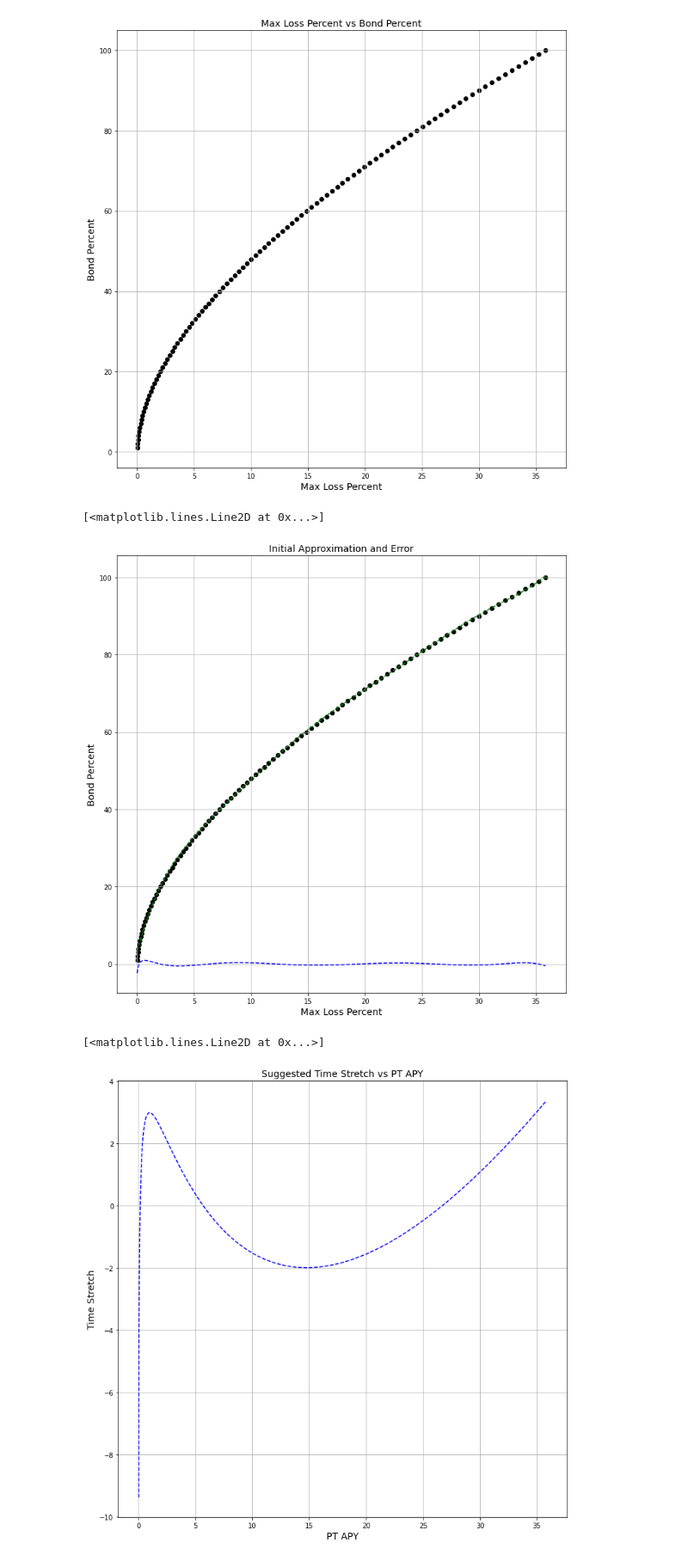
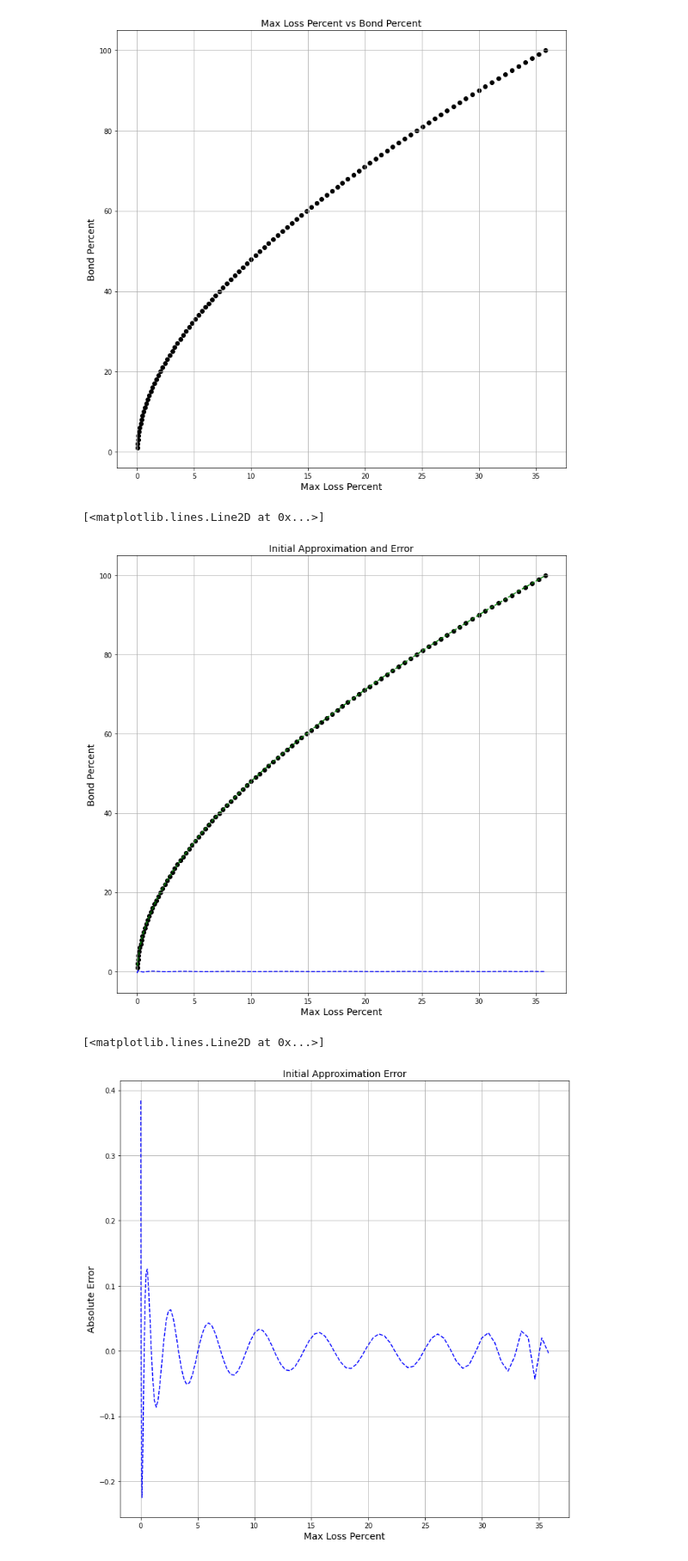
Before and after one commit to delvtech/agent0, a Jupyter notebook: examples/notebooks/get_max_short.ipynb, the cells around one changed output. Shown at 86% size. Saved outputs shown, nothing was run; the diff lists cells and outputs as text; code cells hidden in the pictures.

```diff
--- a/examples/notebooks/get_max_short.ipynb
+++ b/examples/notebooks/get_max_short.ipynb
@@ -90,7 +90,7 @@ Text(0, 0.5, 'Bond Percent')
 [figure]
 # %%
 # Approximate the data with a Chebyshev polynomial
-c = np.polynomial.Chebyshev.fit(x, y, deg=7)
+c = np.polynomial.Chebyshev.fit(x, y, deg=20)
 # %%
 # Plot the Chebyshev approximation against the raw data
 plt.subplots(figsize=(12,12))
@@ -105,17 +105,16 @@ plt.plot(x, y_approx, '--', color="green")
 plt.plot(x, y - y_approx, '--', color="blue")
 # %% [output]
 [<matplotlib.lines.Line2D at 0x...>]
-[figure, old version]
+[figure, new version]
 # %%
+# Plot the absolute error from the initial Chebyshev polynomial
 plt.subplots(figsize=(12,12))
 plt.grid(True)
-plt.title('Suggested Time Stretch vs PT APY', fontsize=14)
-plt.xlabel('PT APY', fontsize=14)
-plt.ylabel('Time Stretch', fontsize=14)
+plt.title('Initial Approximation Error', fontsize=14)
+plt.xlabel('Max Loss Percent', fontsize=14)
+plt.ylabel('Absolute Error', fontsize=14)
 
-x_plot = np.array(x)
-y_plot = objective(x_plot, a, b, c, d)
-plt.plot(x_plot, y_plot - y, '--', color="blue")
+plt.plot(x, y_approx - y, '--', color="blue")
 # %% [output]
 [<matplotlib.lines.Line2D at 0x...>]
-[figure, old version]
+[figure, new version]
```
Also changed, not shown: parts of 5 cells of this notebook.
